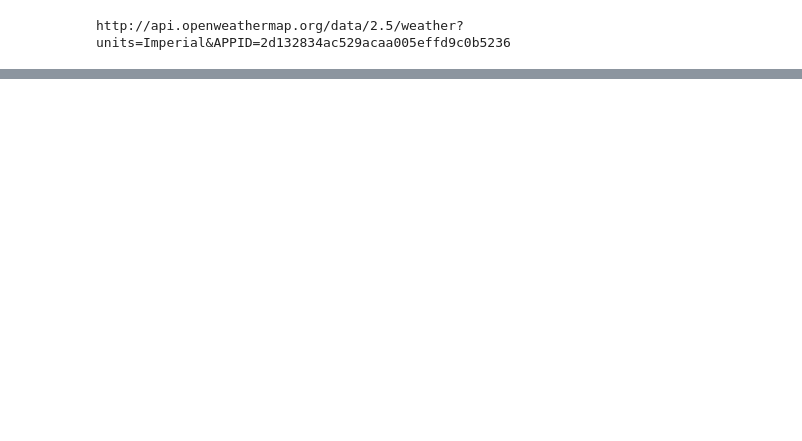
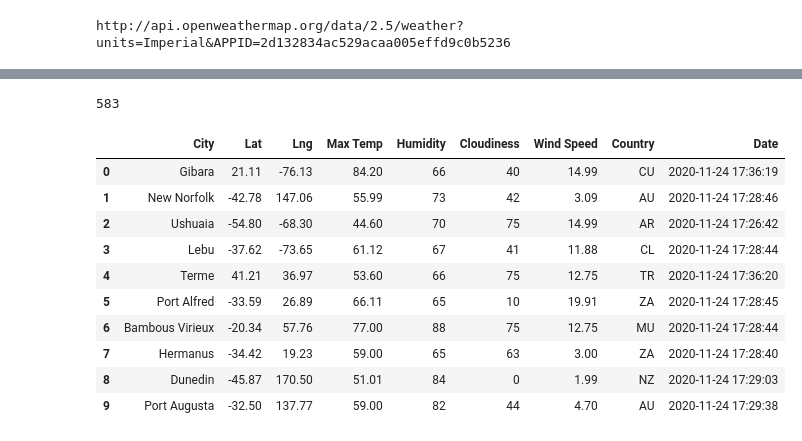
Before and after one commit to daytwu/World_Weather_Analysis, a Jupyter notebook: weatherPy.ipynb, the cells around one changed output, grey strips where cells are left out. Saved outputs shown, nothing was run; the diff lists cells and outputs as text; code cells hidden in the pictures; blank space fills up the shorter version.

```diff
--- a/weatherPy.ipynb
+++ b/weatherPy.ipynb
@@ -118,0 +173,20 @@ SyntaxError: unexpected EOF while parsing (<ipython-input-18-82d1cc5f1328>, line
+# %%
+len(city_data)
+# %% [output]
+583
+# %%
+# convert the array for of dictionaries to a Pandas DataFrame.
+city_data_df = pd.DataFrame(city_data)
+city_data_df.head(10)
+# %% [output]
+|  | City | Lat | Lng | Max Temp | Humidity | Cloudiness | Wind Speed | Country | Date |
+| 0 | Gibara | 21.11 | -76.13 | 84.20 | 66 | 40 | 14.99 | CU | 2020-11-24 17:36:19 |
+| 1 | New Norfolk | -42.78 | 147.06 | 55.99 | 73 | 42 | 3.09 | AU | 2020-11-24 17:28:46 |
+| 2 | Ushuaia | -54.80 | -68.30 | 44.60 | 70 | 75 | 14.99 | AR | 2020-11-24 17:26:42 |
+| 3 | Lebu | -37.62 | -73.65 | 61.12 | 67 | 41 | 11.88 | CL | 2020-11-24 17:28:44 |
+| 4 | Terme | 41.21 | 36.97 | 53.60 | 66 | 75 | 12.75 | TR | 2020-11-24 17:36:20 |
+| 5 | Port Alfred | -33.59 | 26.89 | 66.11 | 65 | 10 | 19.91 | ZA | 2020-11-24 17:28:45 |
+| 6 | Bambous Virieux | -20.34 | 57.76 | 77.00 | 88 | 75 | 12.75 | MU | 2020-11-24 17:28:44 |
+| 7 | Hermanus | -34.42 | 19.23 | 59.00 | 65 | 63 | 3.00 | ZA | 2020-11-24 17:28:40 |
+| 8 | Dunedin | -45.87 | 170.50 | 51.01 | 84 | 0 | 1.99 | NZ | 2020-11-24 17:29:03 |
+| 9 | Port Augusta | -32.50 | 137.77 | 59.00 | 82 | 44 | 4.70 | AU | 2020-11-24 17:29:38 |
```
Also changed, not shown: parts of 10 cells of this notebook.
